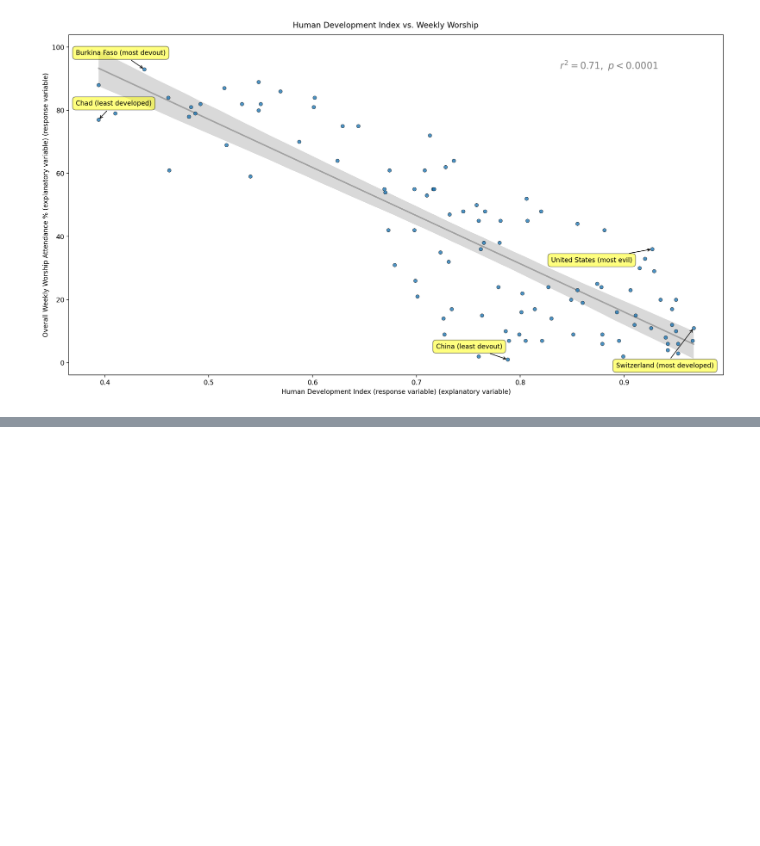
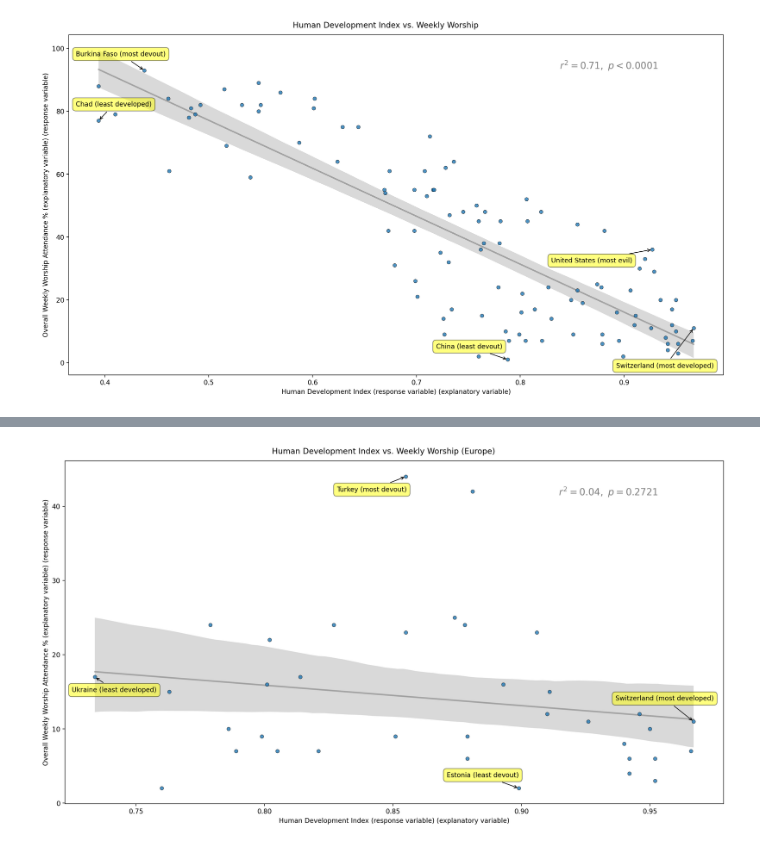
Before and after one commit to dbabbitt/StatsByCountry, a Jupyter notebook: scatterplots/Weekly Worship vs Human Development Index.ipynb, the cells around one changed output, grey strips where cells are left out. Saved outputs shown, nothing was run; the diff lists cells and outputs as text; code cells hidden in the pictures; blank space fills up the shorter version.

Commit message:
Filtered for Europeans

```diff
--- a/scatterplots/Weekly Worship vs Human Development Index.ipynb
+++ b/scatterplots/Weekly Worship vs Human Development Index.ipynb
@@ -147,7 +147,7 @@ Line2D_objs_list = df.plot.scatter('Overall_Attend_weekly', 'hdi_value', ax=ax)
 # %%
 
 fig = nu.first_order_linear_scatterplot(
-    df.set_index('country_name'), 'hdi_value', 'Overall_Attend_weekly',
+    hdi_vs_worship_df.set_index('country_name'), 'hdi_value', 'Overall_Attend_weekly',
     xlabel_str='Human Development Index (response variable)',
     ylabel_str='Overall Weekly Worship Attendance % (explanatory variable)',
     x_adj='developed', y_adj='devout',
@@ -164,0 +168,5 @@ The US label is a light-hearted parody of the morally conceited nature of Woke s
+# %%
+
+# Get list of European countries
+url = 'https://en.wikipedia.org/wiki/List_of_sovereign_states_and_dependent_territories_in_Europe'
+table_dfs_list = nu.get_page_tables(url)
@@ -164,0 +175,6 @@ The US label is a light-hearted parody of the morally conceited nature of Woke s
+# %%
+
+# Grab the largest table and clean it up
+europe_df = table_dfs_list[1].copy()
+europe_df.columns = ['Flag', 'Map', 'English', 'Domestic', 'Capital', 'Population', 'Area', 'Currency']
+europe_df.sample(5)
@@ -164,0 +442,8 @@ The US label is a light-hearted parody of the morally conceited nature of Woke s
+# %%
+
+# Get the list of European countries
+european_countries_list = sorted(europe_df.English.map(lambda x: iso_dict.get(str(x)[-3:], str(x)[-3:])).tolist())
+print(european_countries_list)
+
+# Check against all countries to find typos
+sorted(countries_set - set(european_countries_list))
@@ -164,0 +453,17 @@ The US label is a light-hearted parody of the morally conceited nature of Woke s
+# %%
+
+# Filter out non-European countries
+mask_series = hdi_vs_worship_df.country_name.isin(european_countries_list)
+fig = nu.first_order_linear_scatterplot(
+    hdi_vs_worship_df[mask_series].set_index('country_name'), 'hdi_value', 'Overall_Attend_weekly',
+    xlabel_str='Human Development Index (response variable)',
+    ylabel_str='Overall Weekly Worship Attendance % (explanatory variable)',
+    x_adj='developed', y_adj='devout',
+    title='Human Development Index vs. Weekly Worship (Europe)',
+    # idx_reference='Kenya', annot_reference='',
+    least_x_xytext=(-35, -25), most_x_xytext=(-119, 30),
+    least_y_xytext=(-110, 15), most_y_xytext=(-105, -25),
+    reference_xytext=(-155, -22), color_list=None
+)
+# %% [output]
+[figure, added]
```
Also changed, not shown: parts of 6 cells of this notebook.
